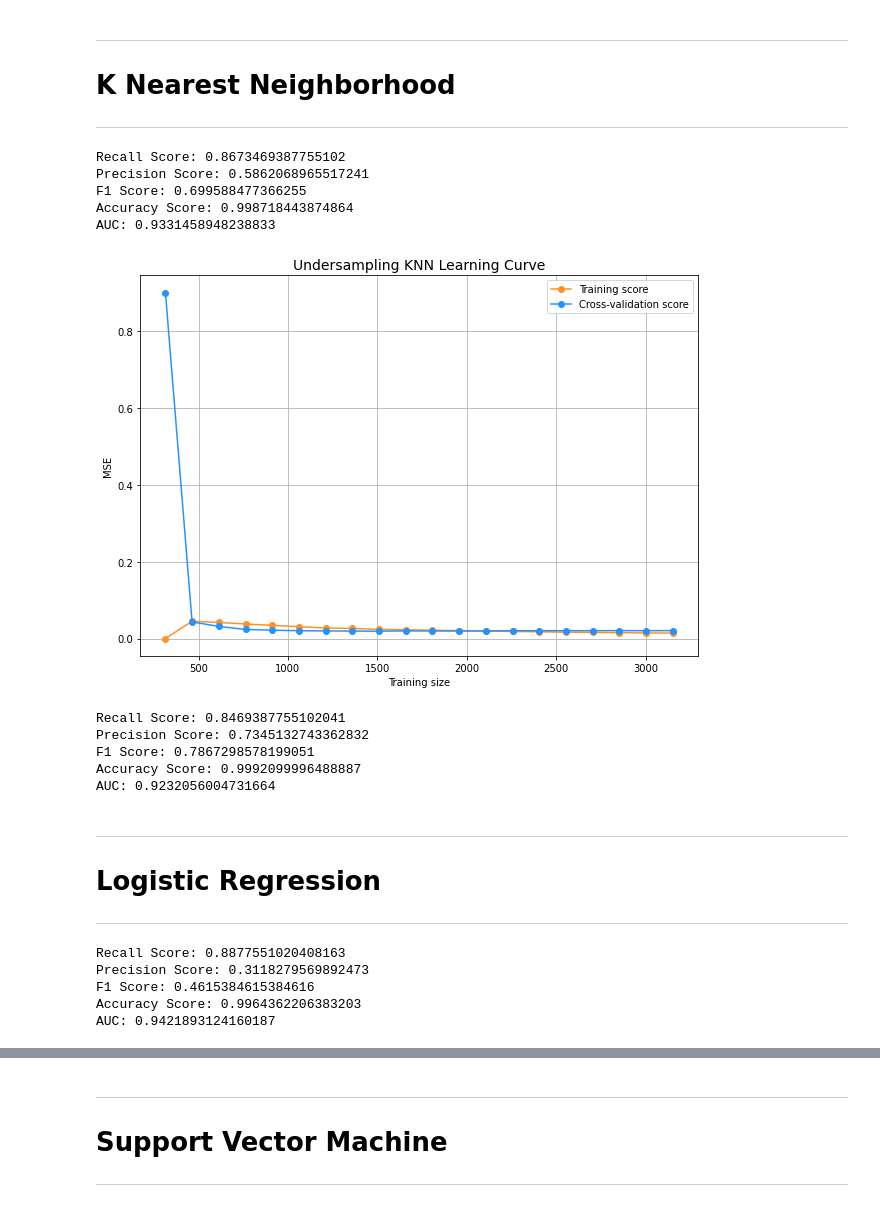
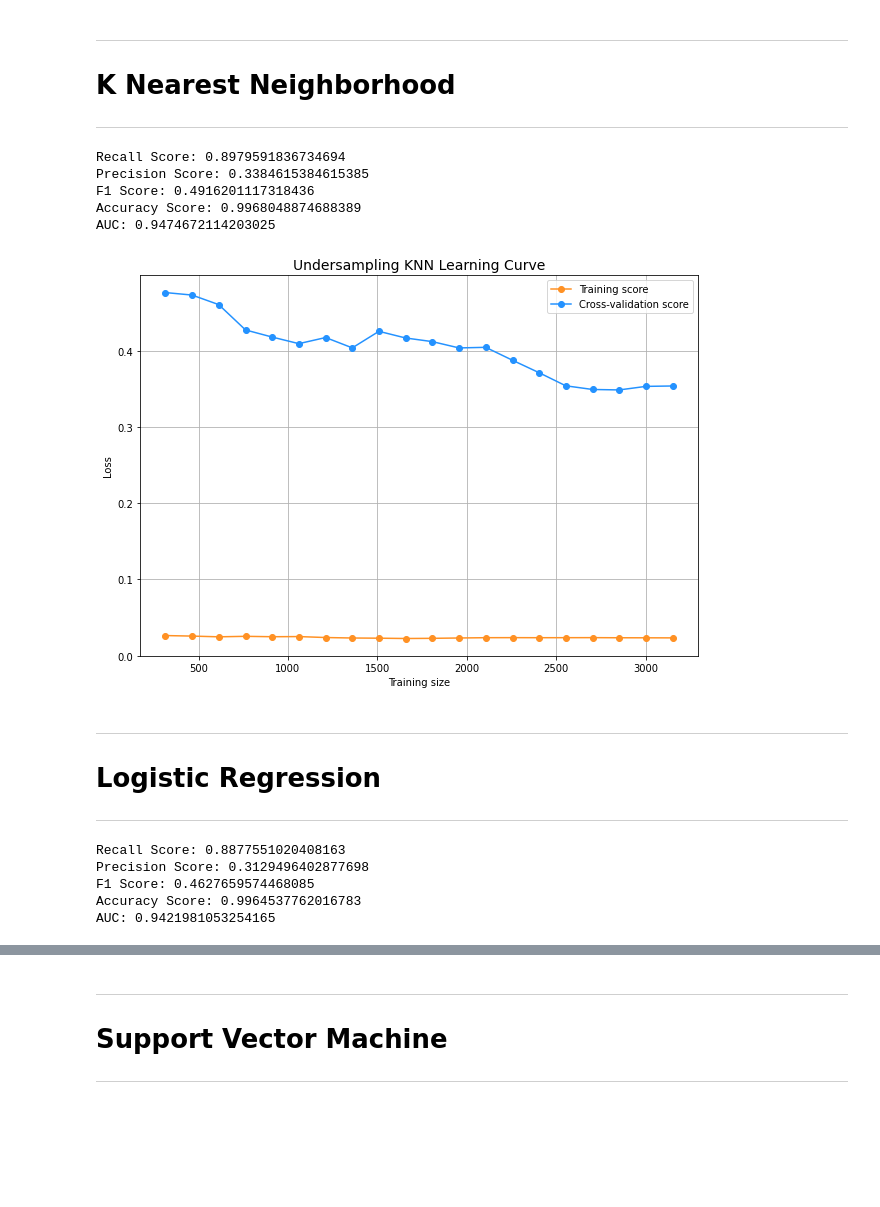
Before and after one commit to sungchan1/goingSaboho, a Jupyter notebook: Creditcard_Fraud_final.ipynb, the cells around one changed output, grey strips where cells are left out. Saved outputs shown, nothing was run; the diff lists cells and outputs as text; code cells hidden in the pictures; blank space fills up the shorter version.

```diff
--- a/Creditcard_Fraud_final.ipynb
+++ b/Creditcard_Fraud_final.ipynb
@@ -287,33 +285,30 @@ cv = ShuffleSplit(test_size=0.2, random_state=42)
 
 ---
 # %%
-knc_under = KNeighborsClassifier(n_neighbors=2)
+knc_under = KNeighborsClassifier(n_neighbors=3)
 knc_under.fit(x_train_under, y_train_under)
 y_pred = knc_under.predict(x_test)
 
 print_metric(y_test, y_pred)
 # %% [output]
-Recall Score: 0.8673469387755102
-Precision Score: 0.5862068965517241
-F1 Score: 0.699588477366255
-Accuracy Score: 0.998718443874864
-AUC: 0.9331458948238833
+Recall Score: 0.8979591836734694
+Precision Score: 0.3384615384615385
+F1 Score: 0.4916201117318436
+Accuracy Score: 0.9968048874688389
+AUC: 0.9474672114203025
 # %%
 plt.figure(figsize=(10, 7))
 plt.title("Undersampling KNN Learning Curve", fontsize=14)
-plot_learning_curve(knc_under, x_train_under, y_train_under)
+cv = ShuffleSplit(test_size=0.2,random_state=42)
+plot_learning_curve(knc_under, x_train_under, y_train_under, cv=cv)
 # %% [output]
-[figure, old version]
+[figure, new version]
 # %%
-knc_over = KNeighborsClassifier(n_neighbors=2)
-knc_over.fit(x_train_over, y_train_over)
-y_pred = knc_over.predict(x_test)
+for i in [2,3,4,5,6,7]:
+    knc_over = KNeighborsClassifier(n_neighbors=i)
+    knc_over.fit(x_train_over, y_train_over)
+    y_pred = knc_over.predict(x_test)
 
-print_metric(y_test, y_pred)
+    print_metric(y_test, y_pred)
+    print('-'*10)
-# %% [output]
-Recall Score: 0.8469387755102041
-Precision Score: 0.7345132743362832
-F1 Score: 0.7867298578199051
-Accuracy Score: 0.9992099996488887
-AUC: 0.9232056004731664
 # %%
@@ -329,17 +326,17 @@ plot_learning_curve(knc_over, x_train_over, y_train_over)
 
 ---
 # %%
-lr_under = LogisticRegression(C=30, max_iter=1000)
+lr_under = LogisticRegression(C=3, max_iter=1000)
 lr_under.fit(x_train_under, y_train_under)
 y_pred = lr_under.predict(x_test)
 
 print_metric(y_test, y_pred)
 # %% [output]
 Recall Score: 0.8877551020408163
-Precision Score: 0.3118279569892473
-F1 Score: 0.4615384615384616
-Accuracy Score: 0.9964362206383203
-AUC: 0.9421893124160187
+Precision Score: 0.3129496402877698
+F1 Score: 0.4627659574468085
+Accuracy Score: 0.9964537762016783
+AUC: 0.9421981053254165
 # %%
 plt.figure(figsize=(10, 7))
 plt.title("Undersampling Logistic Regression Learning Curve", fontsize=14)
```
Also changed, not shown: parts of 10 cells of this notebook.
